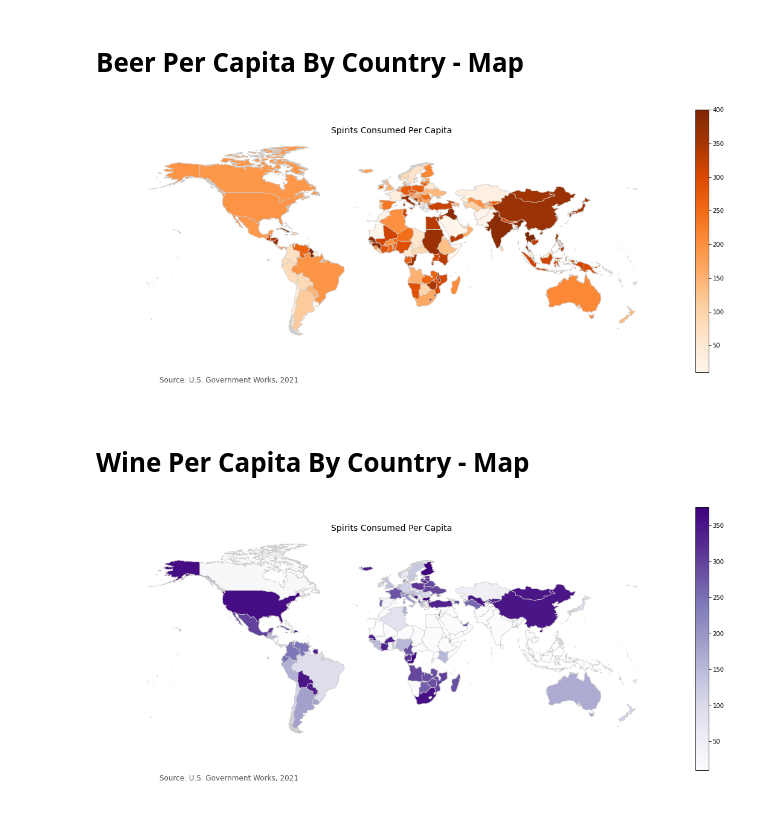
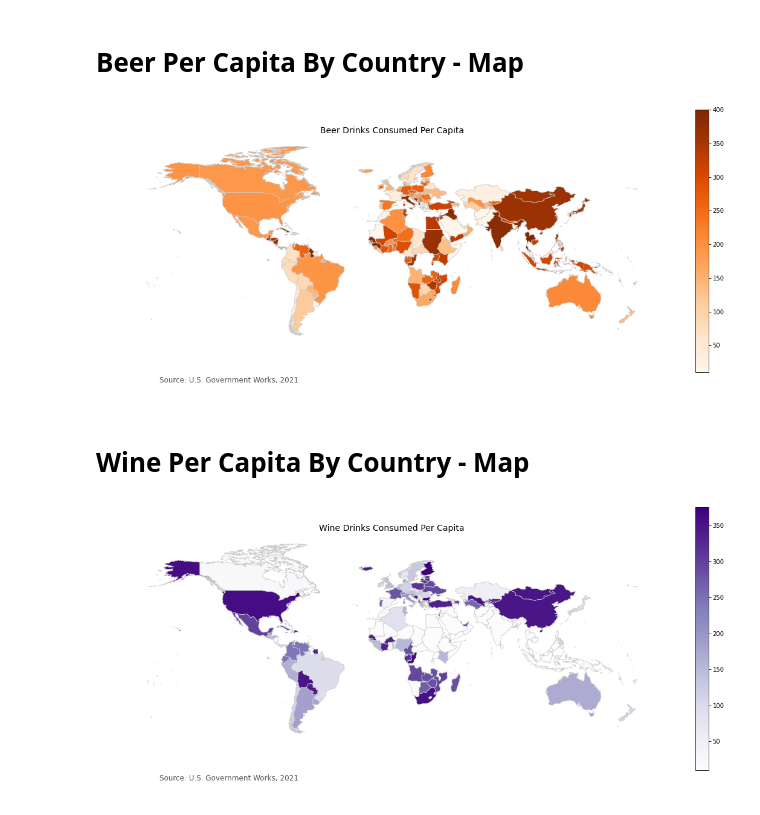
Before and after one commit to jonathan-salazar/ETL-Project, a Jupyter notebook: AlcoholTypesMapped.ipynb, the cells around one changed output. Saved outputs shown, nothing was run; the diff lists cells and outputs as text; code cells hidden in the pictures.

```diff
--- a/AlcoholTypesMapped.ipynb
+++ b/AlcoholTypesMapped.ipynb
@@ -92,26 +92,26 @@ cbar = fig.colorbar(sm)
 # %%
 df_beer = df[['Country', 'Beer_PerCapita']]
 merged = map_df.set_index('NAME').join(df_beer.set_index('Country'))
 variable = 'Beer_PerCapita'
 # set the range for the choropleth
 vmin, vmax = 10, 400
 
 fig, ax = plt.subplots(1, figsize=(20, 8))
 merged.plot(column=variable, cmap='Oranges', linewidth=0.8, ax=ax, edgecolor='0.8');
 ax.axis('off')
-ax.set_title('Spirits Consumed Per Capita', fontdict={'fontsize': '14', 'fontweight' : '1'})
+ax.set_title('Beer Drinks Consumed Per Capita', fontdict={'fontsize': '14', 'fontweight' : '1'})
 ax.annotate('Source: U.S. Government Works, 2021',xy=(0.1, .08),
              xycoords='figure fraction', horizontalalignment='left',
              verticalalignment='top', fontsize=12, color='#555555');
 
 # Create colorbar as a legend
 sm = plt.cm.ScalarMappable(cmap='Oranges', norm=plt.Normalize(vmin=vmin, vmax=vmax))
 # empty array for the data range
 sm._A = []
 # add the colorbar to the figure
 cbar = fig.colorbar(sm)
 # %% [output]
-[figure, old version]
+[figure, new version]
 # %% [markdown]
 # Wine Per Capita By Country - Map
 # %%
@@ -125,7 +125,7 @@ vmin, vmax = 10, 375
 fig, ax = plt.subplots(1, figsize=(20, 8))
 merged.plot(column=variable, cmap='Purples', linewidth=0.8, ax=ax, edgecolor='0.8');
 ax.axis('off')
-ax.set_title('Spirits Consumed Per Capita', fontdict={'fontsize': '14', 'fontweight' : '1'})
+ax.set_title('Wine Drinks Consumed Per Capita', fontdict={'fontsize': '14', 'fontweight' : '1'})
 ax.annotate('Source: U.S. Government Works, 2021',xy=(0.1, .08),
              xycoords='figure fraction', horizontalalignment='left',
              verticalalignment='top', fontsize=12, color='#555555');
@@ -137,4 +137,4 @@ sm._A = []
 # add the colorbar to the figure
 cbar = fig.colorbar(sm)
 # %% [output]
-[figure, old version]
+[figure, new version]
```
